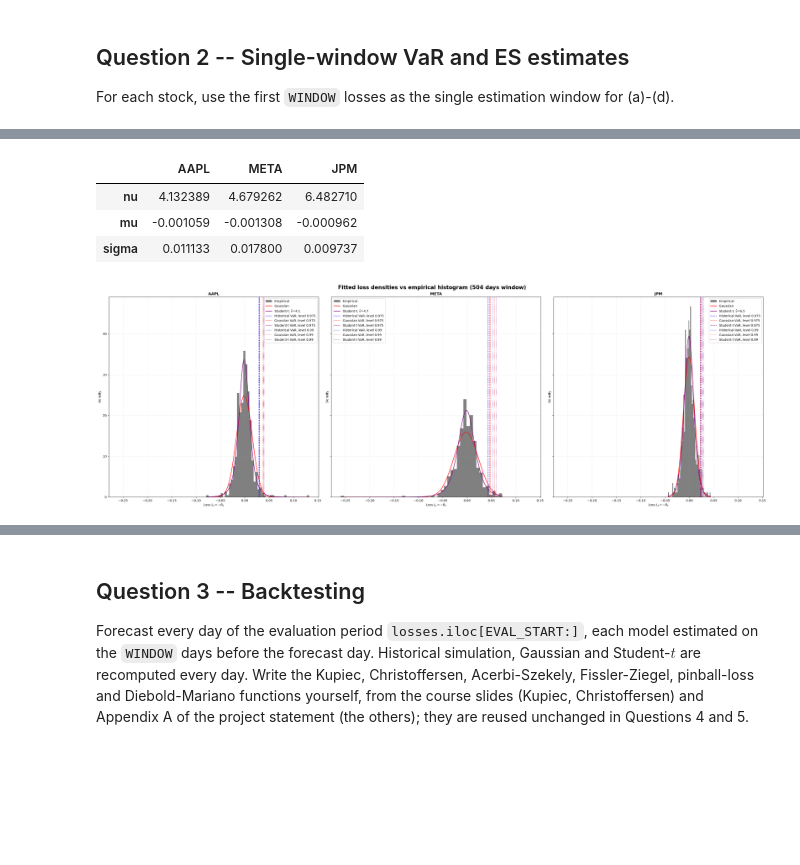
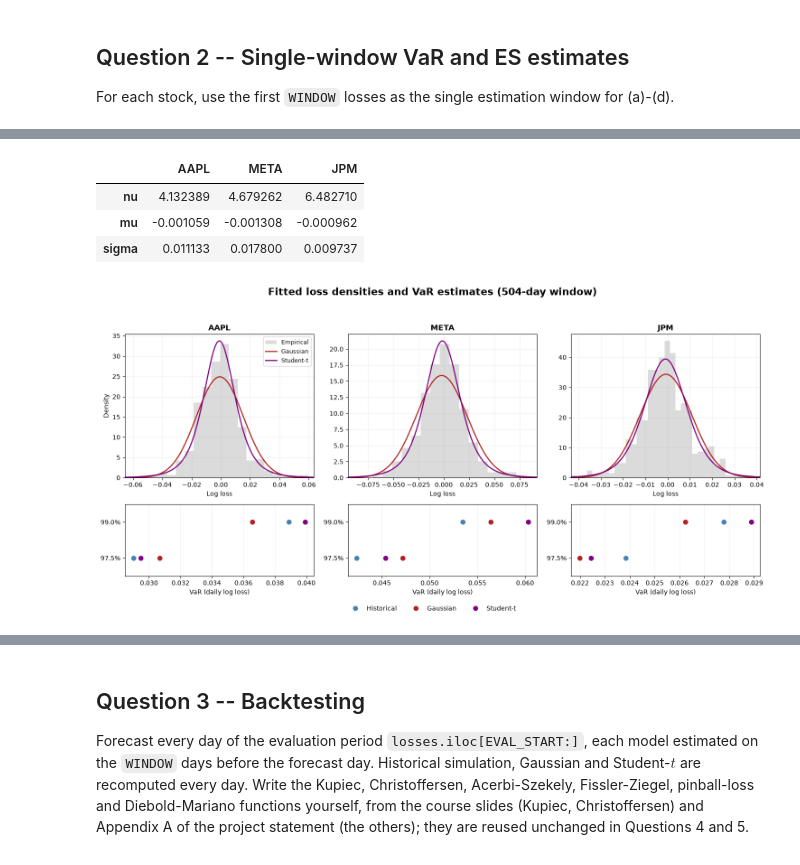
Before and after one commit to RomainFast121/quant-risk-project, a Jupyter notebook: Project_template.ipynb, the cells around one changed output, grey strips where cells are left out. Saved outputs shown, nothing was run; the diff lists cells and outputs as text; code cells hidden in the pictures; blank space fills up the shorter version.

```diff
--- a/Project_template.ipynb
+++ b/Project_template.ipynb
@@ -234,9 +234,6 @@ For each stock, use the first `WINDOW` losses as the single estimation window fo
 # %%
 # Question 2
 window_losses = losses.iloc[:WINDOW]          # one column per stock
-
-
-
 
 def historical_var_es(loss_window, alpha):
     """Returns VaR and ES at the alpha level using the historical simulation method."""
@@ -244,7 +241,7 @@ def historical_var_es(loss_window, alpha):
     m = len(loss_window) * (1 - alpha)
     k = int(np.floor(m))
     var = loss_window[k]
-    es = (loss_window[:k].sum() + (m - k) * loss_window[k]) / m
+    es = (loss_window[:k].sum() + (m - k) * var) / m
     return var, es
 
 def gaussian_var_es(loss_window, alpha):
@@ -281,38 +278,62 @@ for stock in TICKERS:
 
 results_df = pd.DataFrame(rows)
 t_params_df = pd.DataFrame(t_params, index=["nu", "mu", "sigma"])
-display(results_df)
+display(results_df.set_index(["stock", "method", "alpha"]).sort_index())
 display(t_params_df)
 
-# (d) Overlay of the fitted densities (Gaussian and Student-t) and the empirical histogram
+# (d) Fitted densities and VaR estimates, shown separately for clarity.
+from matplotlib.ticker import MaxNLocator
 
-fig, axes = plt.subplots(1, 3, figsize=(30,10), constrained_layout=True, sharey=True, sharex=True)
-plt.suptitle("Fitted loss densities vs empirical histogram (504 days window)", fontsize=17, fontweight="bold")
+fig, axes = plt.subplots(2, 3, figsize=(15, 7.5),
+                         gridspec_kw={"height_ratios": [2, 1]})
+fig.suptitle("Fitted loss densities and VaR estimates (504-day window)",
+             fontsize=16, fontweight="bold")
 
-lookup = results_df.set_index(["stock", "alpha", "method"]).sort_index()
+lookup = results_df.set_index(["stock", "alpha", "method"])
 methods = ("Historical", "Gaussian", "Student-t")
-method_colors = {"Historical": "blue", "Gaussian": "red", "Student-t": "purple"}
-linestyle = {0.99: ":",0.975: "--"}
+colors = {"Historical": "steelblue", "Gaussian": "firebrick", "Student-t": "purple"}
 
-for ax, elem in zip(axes, losses.columns):
-    lw = window_losses[elem]
-    nu, mu_t, sig_t = t_params[elem]
-    grid = np.linspace(lw.min(), lw.max(), 400)
-    ax.hist(lw, bins=50, density=True, color="gray", label="Empirical")
-    ax.plot(grid, stats.norm.pdf(grid, lw.mean(), lw.std(ddof=1)), lw=1.5, label="Gaussian", color=method_colors["Gaussian"])
-    ax.plot(grid, stats.t.pdf(grid, nu, mu_t, sig_t), lw=1.5, label=f"Student-t, $\\hat\\nu$={nu:.1f}", color=method_colors["Student-t"])
+for col, stock in enumerate(TICKERS):
+    loss = window_losses[stock]
+    nu, mu_t, sig_t = t_params[stock]
 
-    for alpha in ALPHAS:
+    left = min(stats.norm.ppf(0.002, loss.mean(), loss.std(ddof=1)),
+               stats.t.ppf(0.002, nu, mu_t, sig_t))
+    right = max(stats.norm.ppf(0.998, loss.mean(), loss.std(ddof=1)),
+                stats.t.ppf(0.998, nu, mu_t, sig_t))
+    grid = np.linspace(left, right, 400)
+
+    density_ax = axes[0, col]
+    density_ax.hist(loss, bins=35, density=True, color="lightgray", alpha=0.8,
+                    label="Empirical")
+    density_ax.plot(grid, stats.norm.pdf(grid, loss.mean(), loss.std(ddof=1)),
+                    color=colors["Gaussian"], lw=1.8, label="Gaussian")
+    density_ax.plot(grid, stats.t.pdf(grid, nu, mu_t, sig_t),
+                    color=colors["Student-t"], lw=1.8, label="Student-t")
+    density_ax.set_xlim(left, right)
+    density_ax.set_title(stock, fontsize=12, fontweight="bold")
+    density_ax.set_xlabel("Log loss")
+    density_ax.set_ylabel("Density" if col == 0 else "")
+    density_ax.grid(True, alpha=0.2)
+
+    var_ax = axes[1, col]
+    for row, alpha in enumerate(ALPHAS):
         for method in methods:
-            var = lookup.loc[(elem, alpha, method), "VaR"]
-            ax.axvline(var, lw=1.1, ls=linestyle[alpha], alpha=0.9, color=method_colors[method], label=f"{method} VaR, level {alpha}")
+            var = lookup.loc[(stock, alpha, method), "VaR"]
+            var_ax.scatter(var, row, color=colors[method], s=50, zorder=3)
+    var_ax.set_yticks(range(len(ALPHAS)), [f"{alpha:.1%}" for alpha in ALPHAS])
+    var_ax.set_ylim(-0.5, len(ALPHAS) - 0.5)
+    var_ax.set_xlabel("VaR (daily log loss)")
+    var_ax.grid(axis="x", alpha=0.2)
+    if stock == "META":
+        var_ax.xaxis.set_major_locator(MaxNLocator(4)) # was to hard to read the x values otherwise
 
-    ax.set_title(elem, fontweight="bold")
-    ax.set_xlabel("Loss $L_t = -R_t$")
-    ax.set_ylabel("Density")
-    ax.grid(True, alpha=0.2)
-    ax.legend(fontsize=10)
-
-plt.savefig("output/Q2_VaR", dpi=800)
+axes[0, 0].legend(fontsize=9)
+handles = [plt.Line2D([], [], color=colors[method], marker="o", linestyle="None",
+                      markersize=7, label=method) for method in methods]
+fig.legend(handles=handles, loc="lower center", ncol=3, frameon=False,
+           bbox_to_anchor=(0.5, 0.005))
+fig.tight_layout(rect=(0, 0.05, 1, 0.94))
+fig.savefig(OUT_DIR / "Q2_VaR.png", dpi=300)
 plt.show()
 # %% [output]
@@ -336,8 +358,8 @@ plt.show()
 |  | AAPL | META | JPM |
 | nu | 4.132389 | 4.679262 | 6.482710 |
 | mu | -0.001059 | -0.001308 | -0.000962 |
 | sigma | 0.011133 | 0.017800 | 0.009737 |
-[figure, old version]
+[figure, new version]
 # %% [markdown]
 The ordering changes with the level. At $\alpha=0.975$ the Gaussian gives the largest VaR for AAPL and META; at $\alpha=0.99$ the Student-t is the largest for all three stocks, and the Gaussian is the smallest (for META, HS is smallest).
 
```
Also changed, not shown: parts of 4 cells of this notebook, 1 other file.
